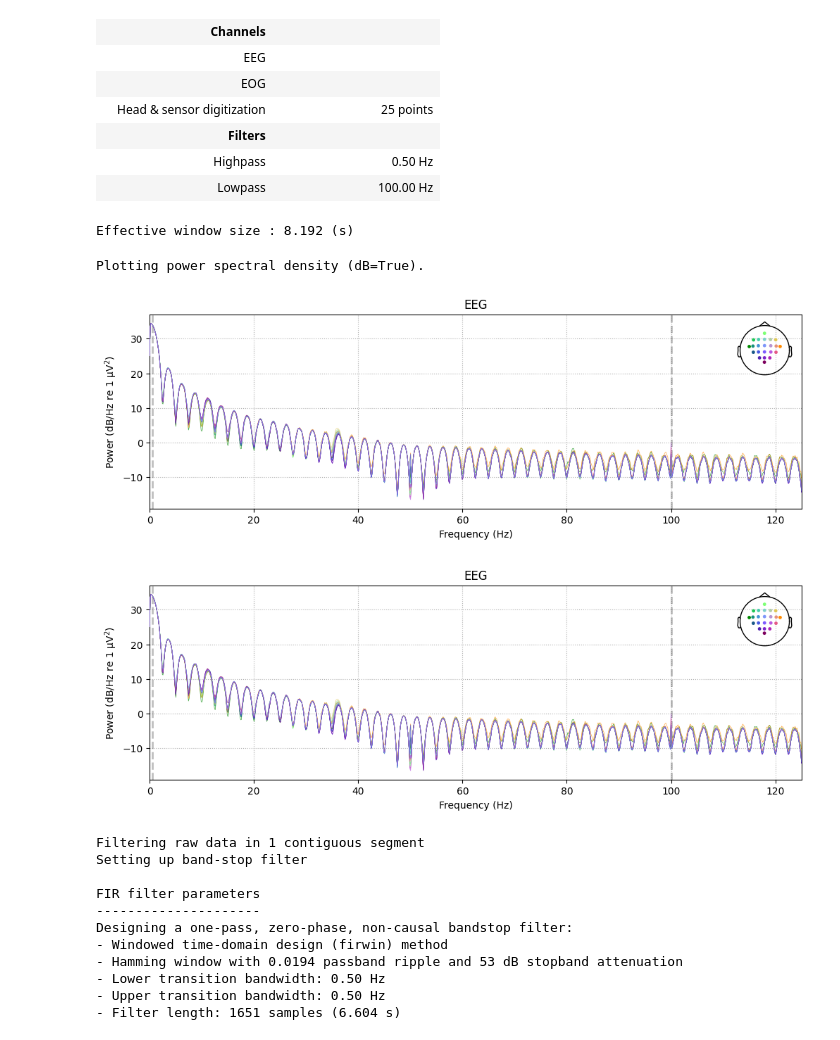
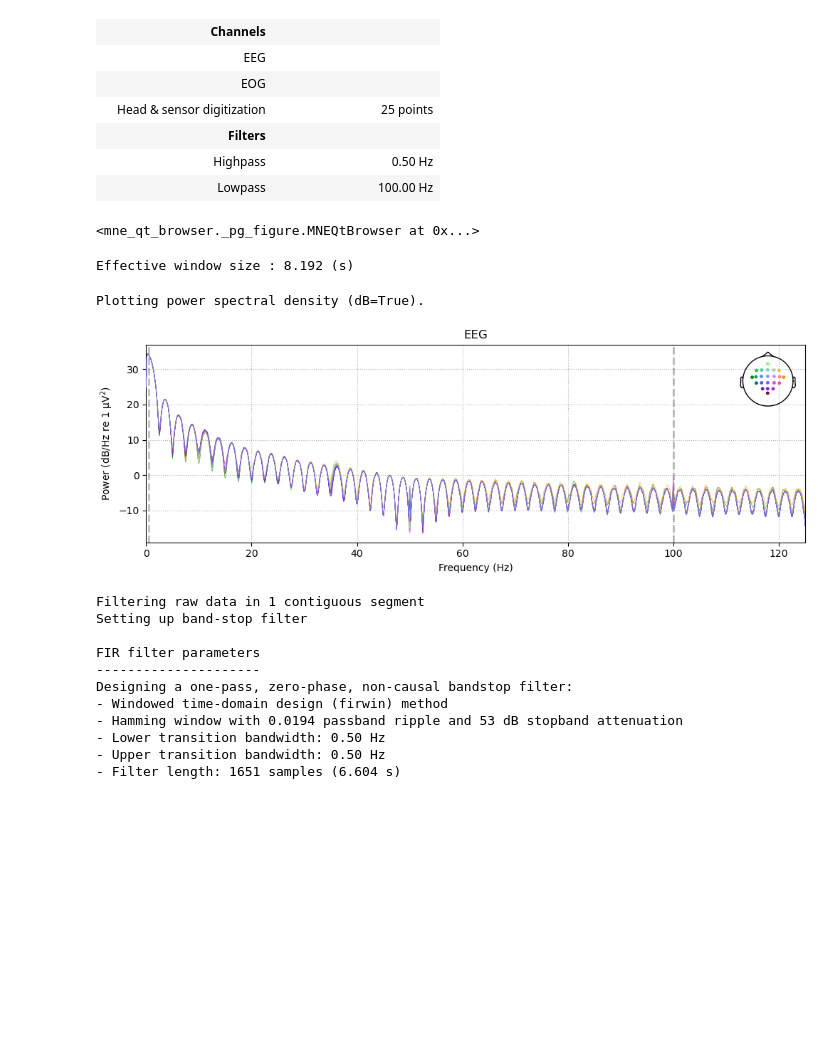
Before and after one commit to 33may/bci, a Jupyter notebook: convformer/expore.ipynb, the cells around one changed output. Saved outputs shown, nothing was run; the diff lists cells and outputs as text; code cells hidden in the pictures; blank space fills up the shorter version.

```diff
--- a/convformer/expore.ipynb
+++ b/convformer/expore.ipynb
@@ -265,17 +282,20 @@ raw.set_channel_types(types)
 |  | Highpass | 0.50 Hz |
 |  | Lowpass | 100.00 Hz |
 # %%
-# raw.plot()
+raw.plot()
+# %% [output]
+<mne_qt_browser._pg_figure.MNEQtBrowser at 0x...>
 # %%
 psd = raw.compute_psd()
 # %% [output]
 Effective window size : 8.192 (s)
 # %%
-psd.plot()
+%matplotlib widget
+
+psd.plot(show=False);
 # %% [output]
 Plotting power spectral density (dB=True).
-[figure, old version]
+[figure, new version]
-[figure, removed]
 # %%
 cleaned = raw.copy()
 # %%
```
Also changed, not shown: parts of 16 cells of this notebook, 1 other file.
